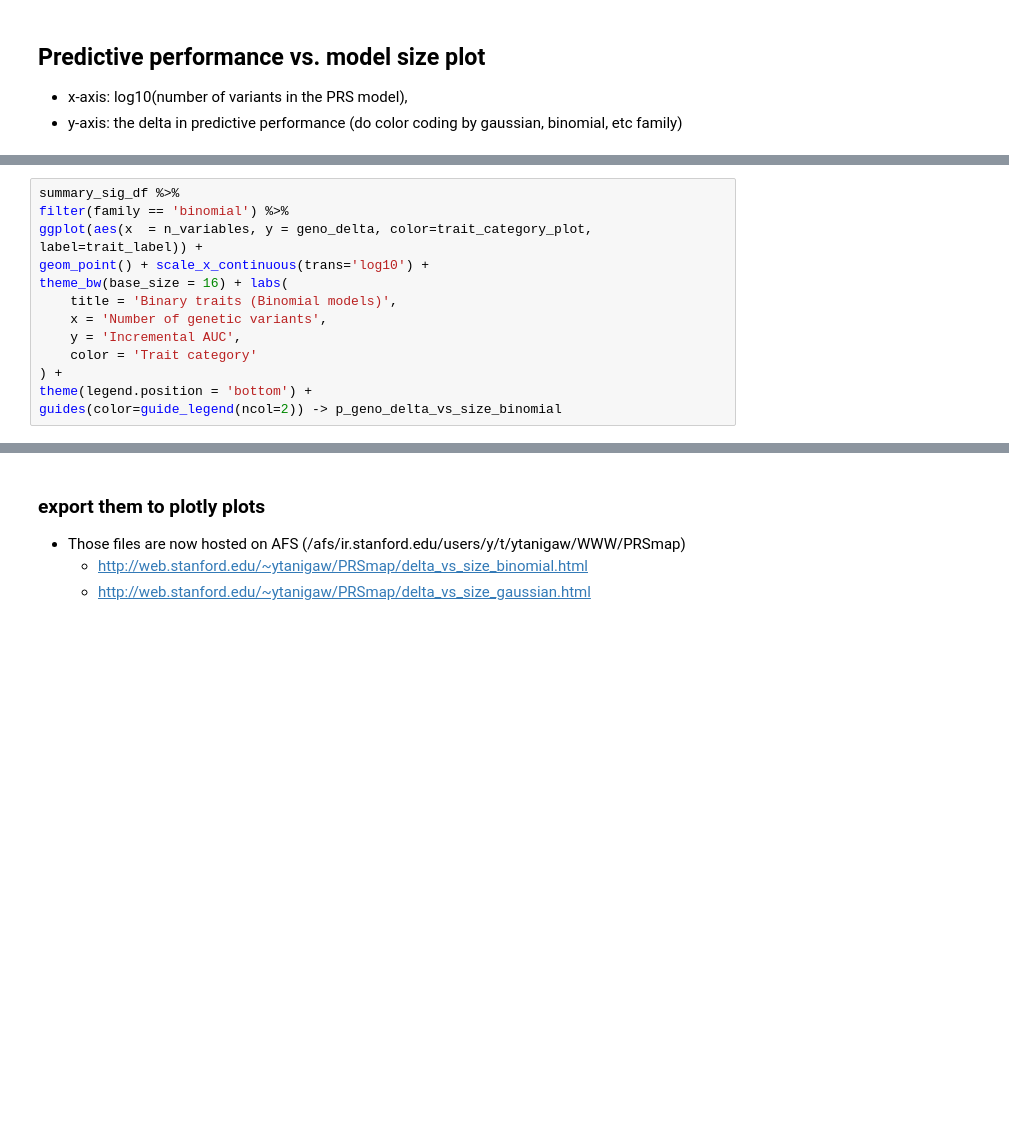
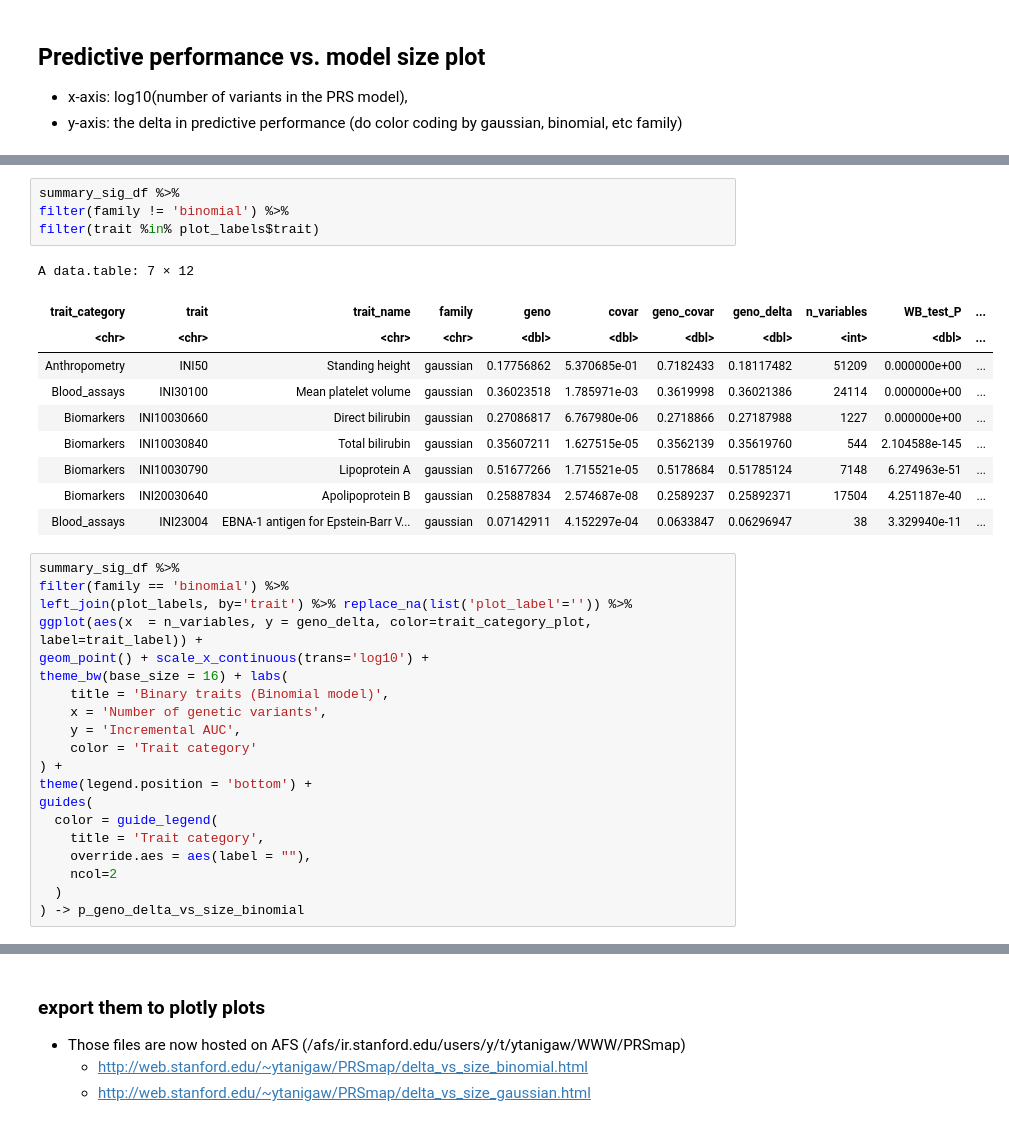
Before and after one commit to rivas-lab/PRS, a Jupyter notebook: notebook/20210115_GBE_data_prep/4_summary_plots.ipynb, the cells around one changed output, grey strips where cells are left out. Saved outputs shown, nothing was run; the diff lists cells and outputs as text; blank space fills up the shorter version.

```diff
--- a/notebook/20210115_GBE_data_prep/4_summary_plots.ipynb
+++ b/notebook/20210115_GBE_data_prep/4_summary_plots.ipynb
@@ -245,16 +293,38 @@ for(ext in c('png', 'pdf')){ggsave(
+# %%
+summary_sig_df %>%
+filter(family != 'binomial') %>%
+filter(trait %in% plot_labels$trait)
+# %% [output]
+A data.table: 7 × 12
+| trait_category | trait | trait_name | family | geno | covar | geno_covar | geno_delta | n_variables | WB_test_P | ... |
+| <chr> | <chr> | <chr> | <chr> | <dbl> | <dbl> | <dbl> | <dbl> | <int> | <dbl> | ... |
+| Anthropometry | INI50 | Standing height | gaussian | 0.17756862 | 5.370685e-01 | 0.7182433 | 0.18117482 | 51209 | 0.000000e+00 | ... |
+| Blood_assays | INI30100 | Mean platelet volume | gaussian | 0.36023518 | 1.785971e-03 | 0.3619998 | 0.36021386 | 24114 | 0.000000e+00 | ... |
+| Biomarkers | INI10030660 | Direct bilirubin | gaussian | 0.27086817 | 6.767980e-06 | 0.2718866 | 0.27187988 | 1227 | 0.000000e+00 | ... |
+| Biomarkers | INI10030840 | Total bilirubin | gaussian | 0.35607211 | 1.627515e-05 | 0.3562139 | 0.35619760 | 544 | 2.104588e-145 | ... |
+| Biomarkers | INI10030790 | Lipoprotein A | gaussian | 0.51677266 | 1.715521e-05 | 0.5178684 | 0.51785124 | 7148 | 6.274963e-51 | ... |
+| Biomarkers | INI20030640 | Apolipoprotein B | gaussian | 0.25887834 | 2.574687e-08 | 0.2589237 | 0.25892371 | 17504 | 4.251187e-40 | ... |
+| Blood_assays | INI23004 | EBNA-1 antigen for Epstein-Barr V... | gaussian | 0.07142911 | 4.152297e-04 | 0.0633847 | 0.06296947 | 38 | 3.329940e-11 | ... |
 # %%
 summary_sig_df %>%
 filter(family == 'binomial') %>%
+left_join(plot_labels, by='trait') %>% replace_na(list('plot_label'='')) %>%
 ggplot(aes(x  = n_variables, y = geno_delta, color=trait_category_plot, label=trait_label)) +
 geom_point() + scale_x_continuous(trans='log10') +
 theme_bw(base_size = 16) + labs(
-    title = 'Binary traits (Binomial models)',
+    title = 'Binary traits (Binomial model)',
     x = 'Number of genetic variants',
     y = 'Incremental AUC',
     color = 'Trait category'
 ) +
 theme(legend.position = 'bottom') +
-guides(color=guide_legend(ncol=2)) -> p_geno_delta_vs_size_binomial
+guides(
+  color = guide_legend(
+    title = 'Trait category',
+    override.aes = aes(label = ""),
+    ncol=2
+  )
+) -> p_geno_delta_vs_size_binomial
 # %%
 summary_sig_df %>%
 filter(family == 'gaussian') %>%
```
Also changed, not shown: parts of 12 cells of this notebook, 6 other files.
